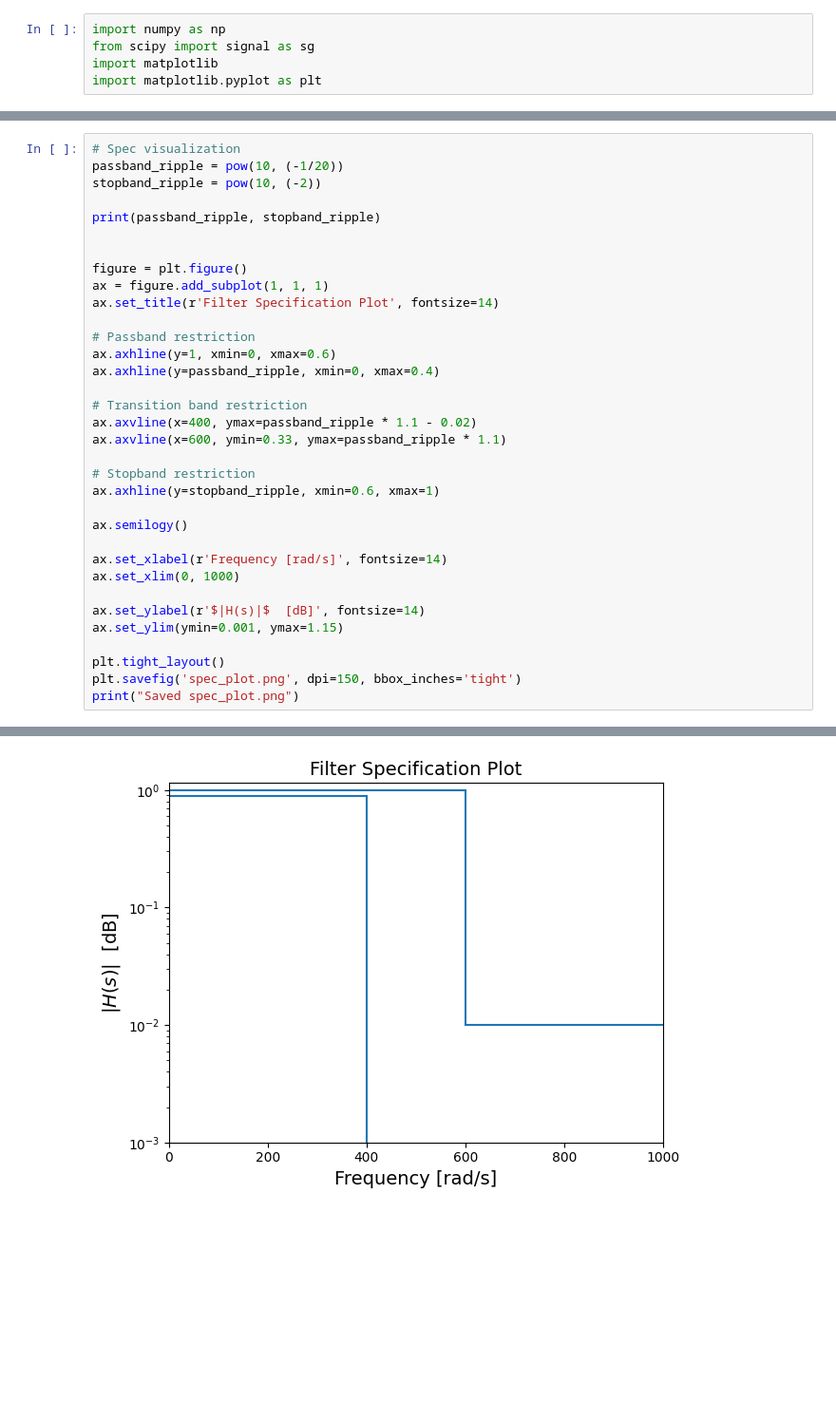
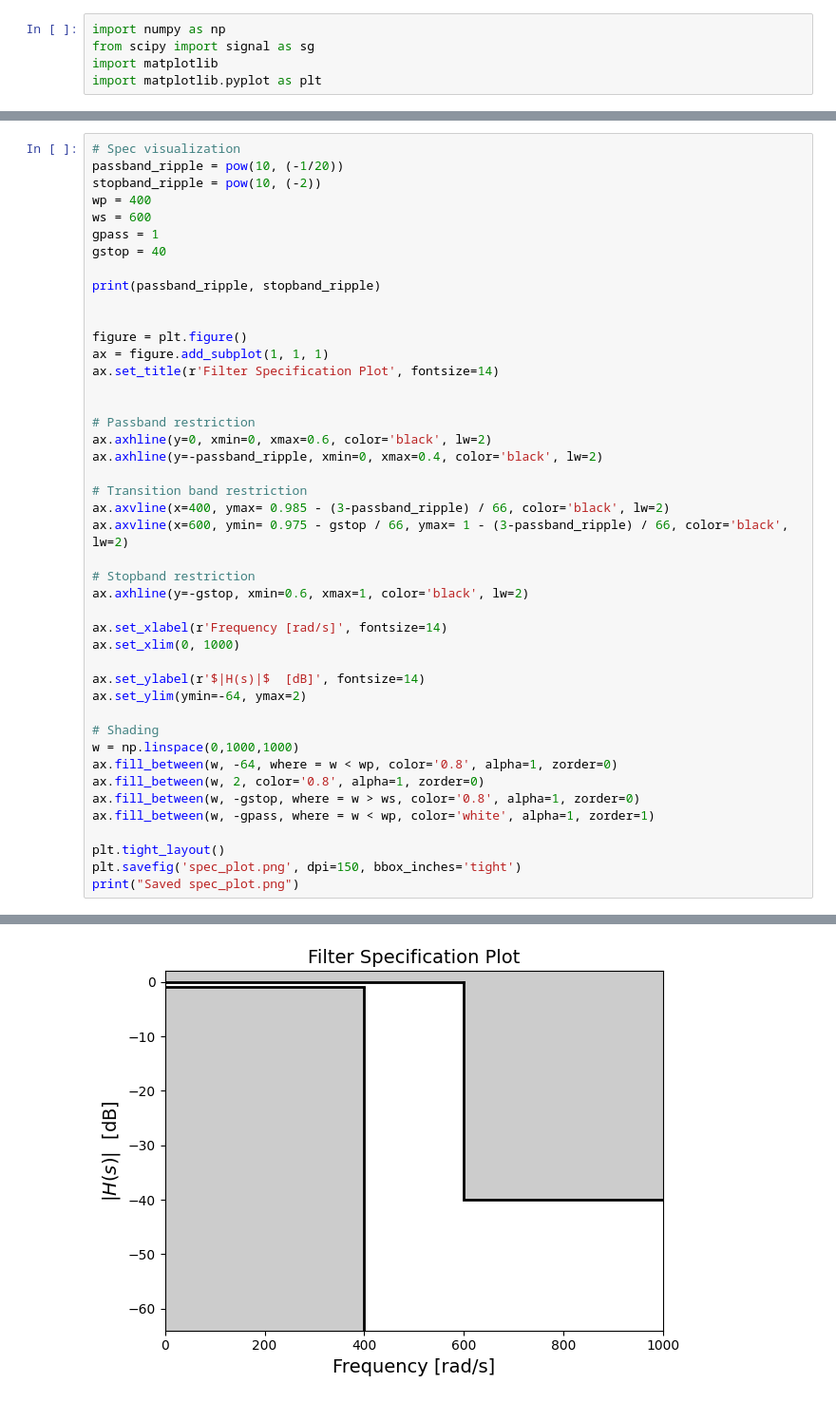
Before and after one commit to NobodyPickedThis/ECE_316_HW_6_Analog_Filter_Design, a Jupyter notebook: working_code.ipynb, the cells around one changed output, grey strips where cells are left out. Shown at 95% size. Drawn from its saved outputs; the diff is of its cells as text; blank space fills up the shorter version.

```diff
--- a/working_code.ipynb
+++ b/working_code.ipynb
@@ -8,39 +8,49 @@ import matplotlib.pyplot as plt
 # %%
 # Spec visualization
 passband_ripple = pow(10, (-1/20))
 stopband_ripple = pow(10, (-2))
+wp = 400
+ws = 600
+gpass = 1
+gstop = 40
 
 print(passband_ripple, stopband_ripple)
 
 
 figure = plt.figure()
 ax = figure.add_subplot(1, 1, 1)
 ax.set_title(r'Filter Specification Plot', fontsize=14)
 
+
 # Passband restriction
-ax.axhline(y=1, xmin=0, xmax=0.6)
-ax.axhline(y=passband_ripple, xmin=0, xmax=0.4)
+ax.axhline(y=0, xmin=0, xmax=0.6, color='black', lw=2)
+ax.axhline(y=-passband_ripple, xmin=0, xmax=0.4, color='black', lw=2)
 
 # Transition band restriction
-ax.axvline(x=400, ymax=passband_ripple * 1.1 - 0.02)
-ax.axvline(x=600, ymin=0.33, ymax=passband_ripple * 1.1)
+ax.axvline(x=400, ymax= 0.985 - (3-passband_ripple) / 66, color='black', lw=2)
+ax.axvline(x=600, ymin= 0.975 - gstop / 66, ymax= 1 - (3-passband_ripple) / 66, color='black', lw=2)
 
 # Stopband restriction
-ax.axhline(y=stopband_ripple, xmin=0.6, xmax=1)
-
-ax.semilogy()
+ax.axhline(y=-gstop, xmin=0.6, xmax=1, color='black', lw=2)
 
 ax.set_xlabel(r'Frequency [rad/s]', fontsize=14)
 ax.set_xlim(0, 1000)
 
 ax.set_ylabel(r'$|H(s)|$  [dB]', fontsize=14)
-ax.set_ylim(ymin=0.001, ymax=1.15)
+ax.set_ylim(ymin=-64, ymax=2)
+
+# Shading
+w = np.linspace(0,1000,1000)
+ax.fill_between(w, -64, where = w < wp, color='0.8', alpha=1, zorder=0)
+ax.fill_between(w, 2, color='0.8', alpha=1, zorder=0)
+ax.fill_between(w, -gstop, where = w > ws, color='0.8', alpha=1, zorder=0)
+ax.fill_between(w, -gpass, where = w < wp, color='white', alpha=1, zorder=1)
 
 plt.tight_layout()
 plt.savefig('spec_plot.png', dpi=150, bbox_inches='tight')
 print("Saved spec_plot.png")
 # %% [output]
 0.8912509381337456 0.01
 Saved spec_plot.png
-[figure, old version]
+[figure, new version]
 # %%
```
Also changed, not shown: parts of 4 cells of this notebook, 4 other files.
